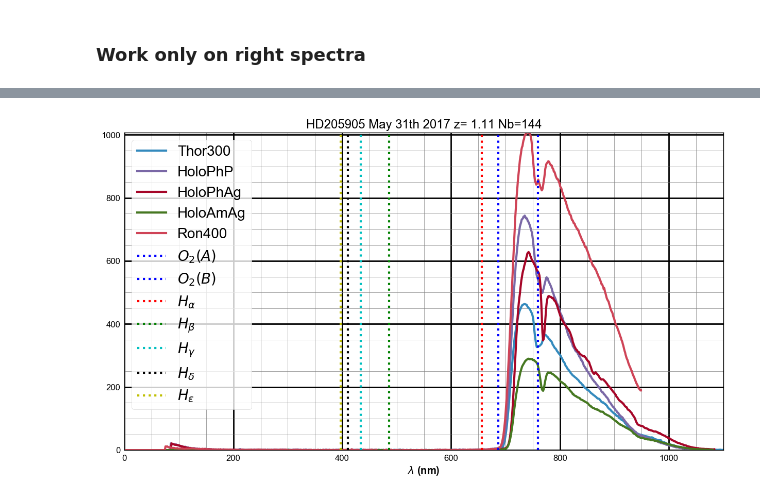
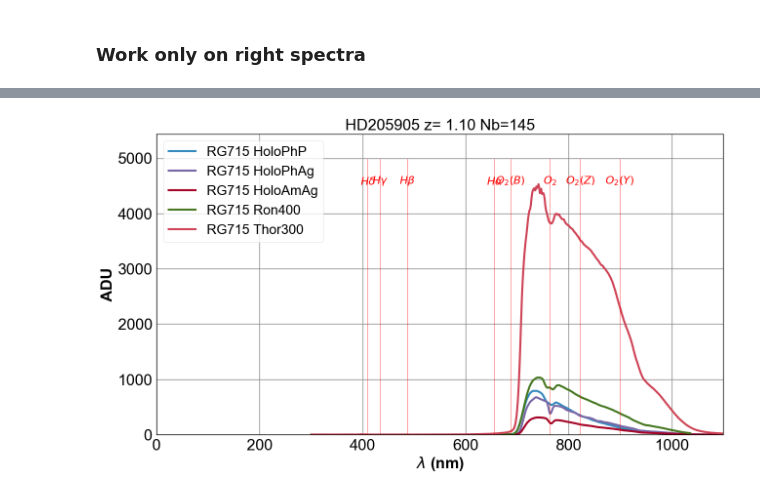
Before and after one commit to sylvielsstfr/CTIOAnaJun2017, a Jupyter notebook: ana_31may17/HD205905/AnaCompareDataSimSpec.ipynb, the cells around one changed output, grey strips where cells are left out. Cells and saved outputs as stored; diff of their text form; code cells hidden in the pictures.

Commit message:
do spectrum reconstruction and sim for ana_31may17/HD205905

```diff
--- a/ana_31may17/HD205905/AnaCompareDataSimSpec.ipynb
+++ b/ana_31may17/HD205905/AnaCompareDataSimSpec.ipynb
@@ -385,0 +148,4 @@ print HoloAmAg_index
+# %%
+all_sim_spectra_wl,all_sim_spectra_data=all_sim_spectra_wl_cut,all_sim_spectra_data_cut
+# %%
+all_rightspectra_wl,all_rightspectra_data=all_rightspectra_wl_cut,all_rightspectra_data_cut
@@ -539,5 +222,5 @@ def ShowSpectra(all_spectra,all_wl,all_titles,object_name,all_filt,dir_top_img,s
 # %% [markdown]
 ### Work only on right spectra
 # %%
-all_calibdatasimfactors=ShowSpectra(all_rightspectra_data,all_rightspectra_wl,all_titles,object_name,all_filt,dir_top_images,simspectra_data)
+all_calibdatasimfactors=ShowCalibAndSimSpectrainPDF(all_rightspectra_data,all_rightspectra_wl,all_titles,object_name,all_filt,dir_top_images,all_sim_spectra_data,all_sim_spectra_wl)
 # %% [output]
@@ -707,31 +383,32 @@ def ShowOneSpectrumNextFilt(sel):
     max_y_to_plot=(np.array(the_max)).max()
     ymin=0
     ymax=max_y_to_plot
-    ax.set_ylim(0.,max_y_to_plot)
+    ax.set_ylim(0.,max_y_to_plot*1.2)
 
     ax.set_title(all_titles[sel])
     ax.get_xaxis().set_minor_locator(mpl.ticker.AutoMinorLocator())
     ax.get_yaxis().set_minor_locator(mpl.ticker.AutoMinorLocator())
-    ax.grid(b=True, which='major', color='k', linewidth=2.0)
-    ax.grid(b=True, which='minor', color='grey', linewidth=0.5)
+    ax.grid(b=True, which='major', color='grey', linewidth=1.0)
+    #ax.grid(b=True, which='minor', color='grey', linewidth=0.5)
 
-    ax.plot([wl_O2Aline,wl_O2Aline],[ymin,ymax],'b:',label='$O_2(A)$',lw=3)
-    ax.plot([wl_O2Bline,wl_O2Bline],[ymin,ymax],'b:',label='$O_2(B)$',lw=3)
-    ax.plot([wl_Haline,wl_Haline],[ymin,ymax],'r:',label='$H_{\\alpha}$',lw=3)
-    ax.plot([wl_Hbline,wl_Hbline],[ymin,ymax],'g:',label='$H_{\\beta}$',lw=3)
-    ax.plot([wl_Hgline,wl_Hgline],[ymin,ymax],'c:',label='$H_{\\gamma}$',lw=3)
-    ax.plot([wl_Hdline,wl_Hdline],[ymin,ymax],'k:',label='$H_{\\delta}$',lw=3)
-    ax.plot([wl_Heline,wl_Heline],[ymin,ymax],'y:',label='$H_{\\epsilon}$',lw=3)
+    YMIN=0.
+    YMAX=max_y_to_plot*1.1
+
+    for line in LINES:
+        if line == O2 or line == HALPHA or line == HBETA or line == HGAMMA or line == HDELTA or line == O2B or line == O2Y or line == O2Z:
+            ax.plot([line['lambda'],line['lambda']],[YMIN,YMAX],'-',color='red',lw=0.5)
+            ax.text(line['lambda'],0.9*(YMAX-YMIN),line['label'],verticalalignment='bottom', horizontalalignment='center',color='red', fontweight='bold',fontsize=16)
 
     ax.legend(loc='best',fontsize=20)
     ax.set_xlim(0,1100)
     ax.set_xlabel("$\lambda$ (nm)")
+    ax.set_ylabel("ADU")
 
 
     figname='five_intput_calibrated_spectra_{}.pdf'.format(sel)
     figfilename=os.path.join(dir_top_images,figname)
     fig.savefig(figfilename)
 # %%
-ShowOneSpectrumNextFilt(1)
+ShowOneSpectrumNextFilt(2)
 # %% [output]
-[figure, old version]
+[figure, new version]
```
Also changed, not shown: parts of 94 cells of this notebook, 6 other files.
